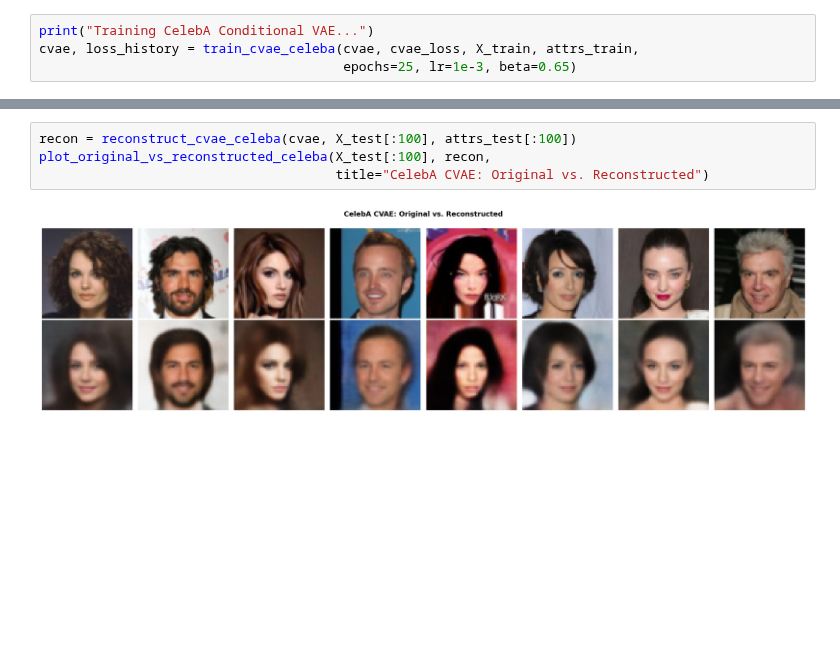
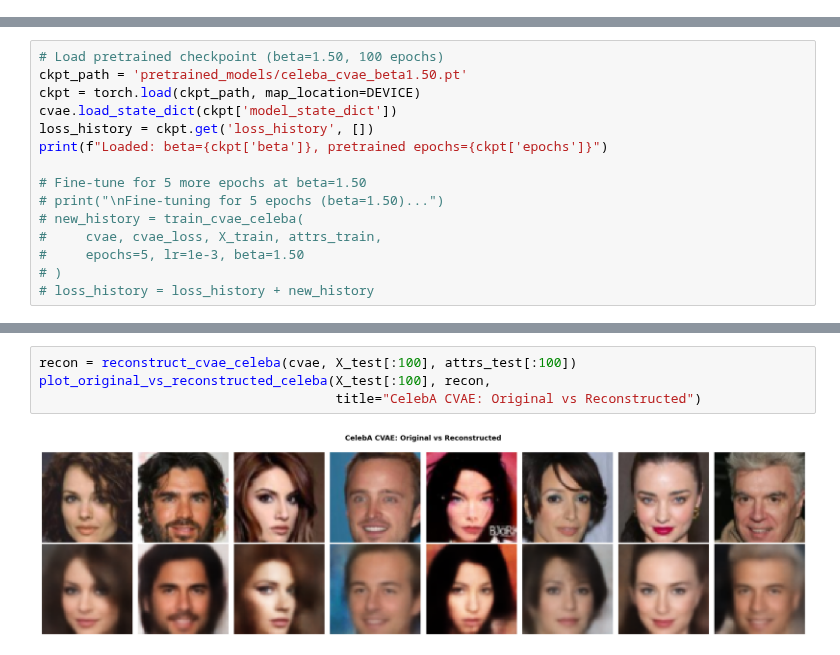
Before and after one commit to eth-bmai-fs26/coding-exercises, a Jupyter notebook: CVAE CX/notebook_CelebA.ipynb, the cells around one changed output, grey strips where cells are left out. Saved outputs shown, nothing was run; the diff lists cells and outputs as text; blank space fills up the shorter version.

```diff
--- a/CVAE CX/notebook_CelebA.ipynb
+++ b/CVAE CX/notebook_CelebA.ipynb
@@ -353,4 +324,0 @@ Key hyperparameters:
-# %%
-print("Training CelebA Conditional VAE...")
-cvae, loss_history = train_cvae_celeba(cvae, cvae_loss, X_train, attrs_train,
-                                       epochs=25, lr=1e-3, beta=0.65)
@@ -365,0 +332,15 @@ Training complete!
+# %%
+# Load pretrained checkpoint (beta=1.50, 100 epochs)
+ckpt_path = 'pretrained_models/celeba_cvae_beta1.50.pt'
+ckpt = torch.load(ckpt_path, map_location=DEVICE)
+cvae.load_state_dict(ckpt['model_state_dict'])
+loss_history = ckpt.get('loss_history', [])
+print(f"Loaded: beta={ckpt['beta']}, pretrained epochs={ckpt['epochs']}")
+
+# Fine-tune for 5 more epochs at beta=1.50
+# print("\nFine-tuning for 5 epochs (beta=1.50)...")
+# new_history = train_cvae_celeba(
+#     cvae, cvae_loss, X_train, attrs_train,
+#     epochs=5, lr=1e-3, beta=1.50
+# )
+# loss_history = loss_history + new_history
@@ -382,9 +365,9 @@ VAE reconstructions of faces will be **blurrier** than MNIST reconstructions. Th
 # %%
 recon = reconstruct_cvae_celeba(cvae, X_test[:100], attrs_test[:100])
 plot_original_vs_reconstructed_celeba(X_test[:100], recon,
-                                      title="CelebA CVAE: Original vs. Reconstructed")
+                                      title="CelebA CVAE: Original vs Reconstructed")
 # %% [output]
-[figure, old version]
+[figure, new version]
 # %%
 # @title Per-attribute reconstruction error {display-mode: "form"}
 attr_mse = plot_per_attribute_mse(recon, X_test[:100], attrs_test[:100], CELEBA_ATTR_NAMES)
```
Also changed, not shown: parts of 73 cells of this notebook, 10 other files.
